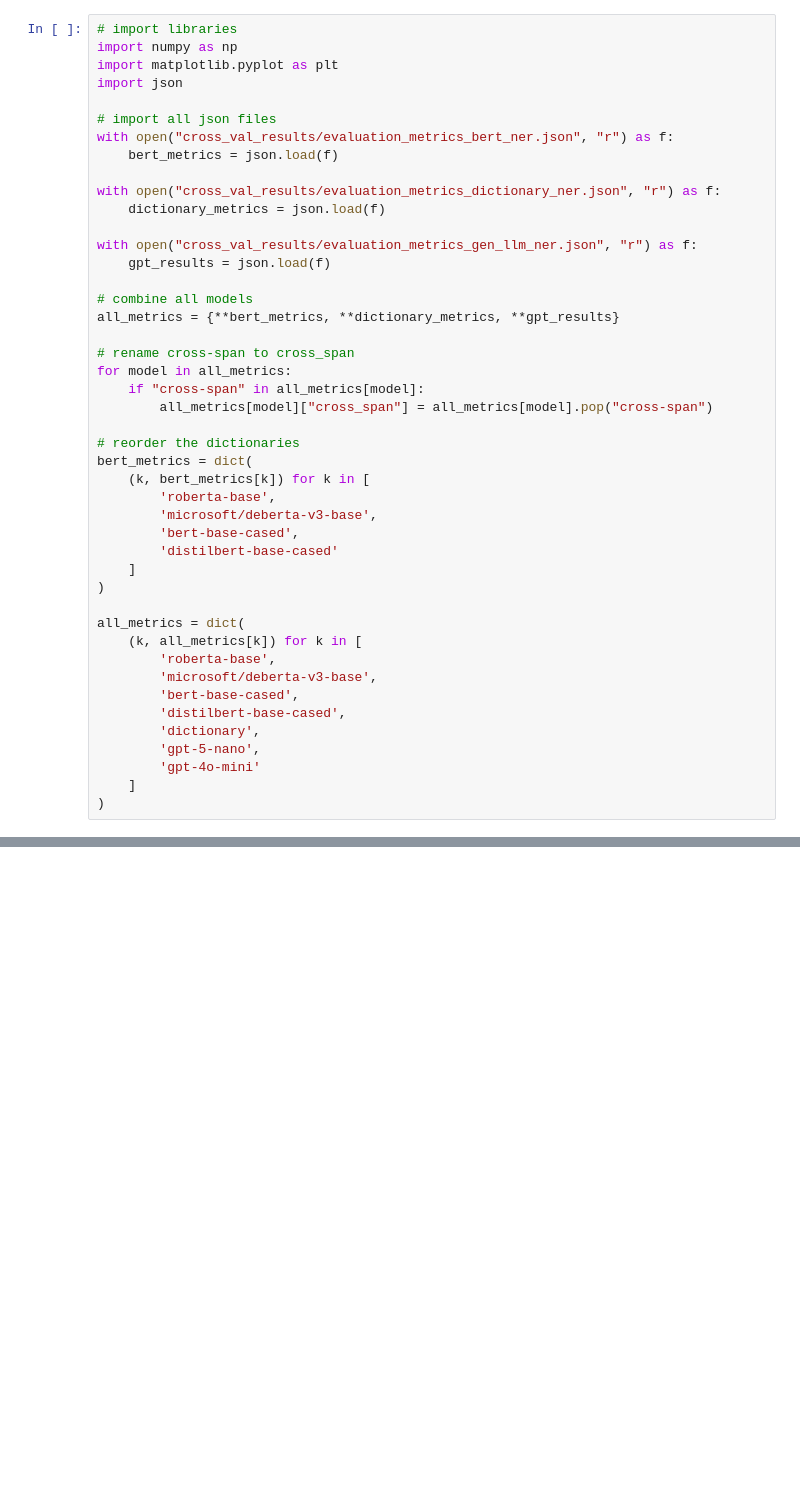
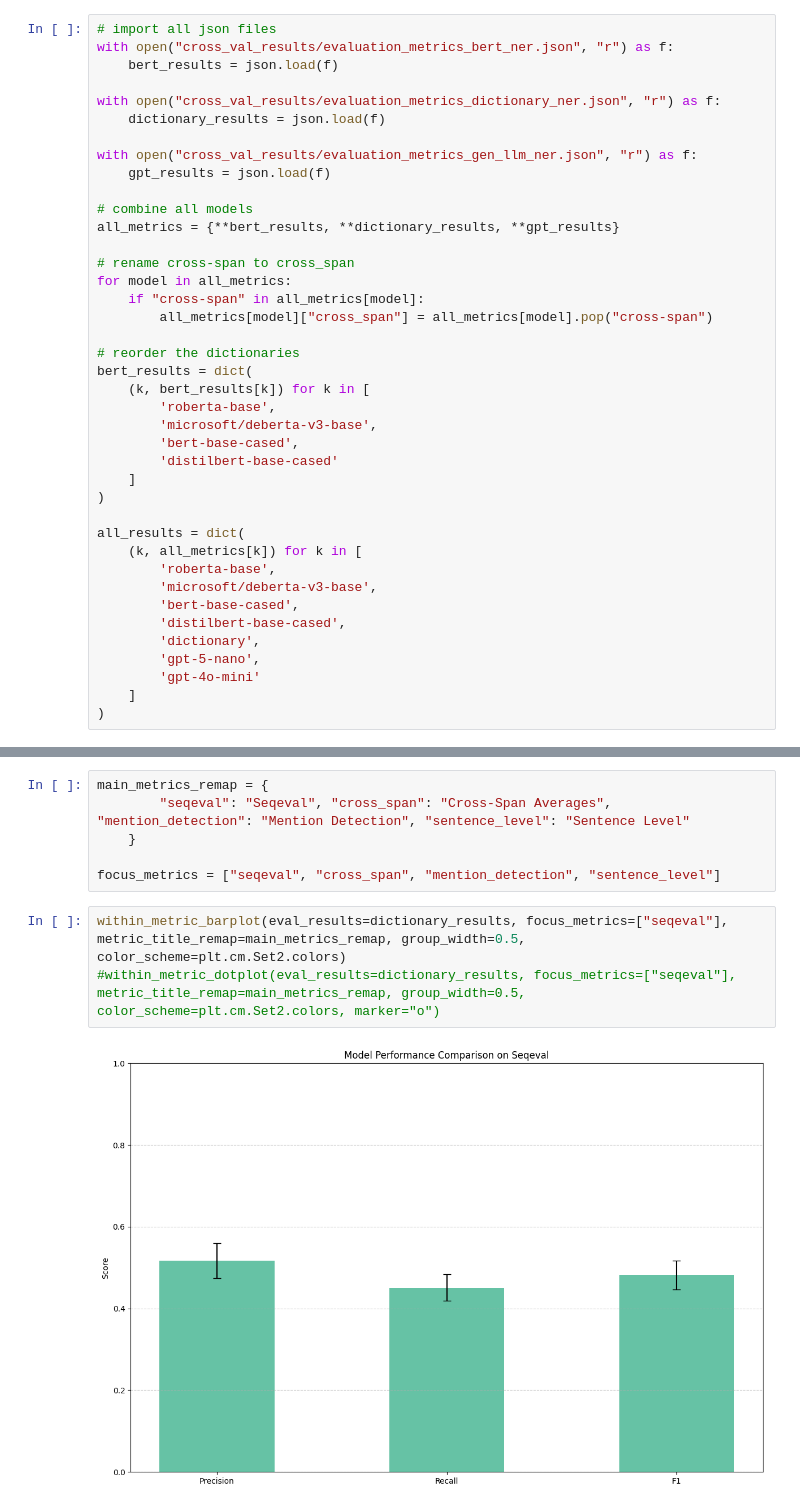
Before and after one commit to MaximilianWeiland/Master_Thesis, a Jupyter notebook: 04_classification_evaluation/group_mention_detection/visual_comparison_ner.ipynb, the cells around one changed output, grey strips where cells are left out. Cells and saved outputs as stored; diff of their text form; blank space fills up the shorter version.

Commit message:
added plot functions for visualization of classification results

```diff
--- a/04_classification_evaluation/group_mention_detection/visual_comparison_ner.ipynb
+++ b/04_classification_evaluation/group_mention_detection/visual_comparison_ner.ipynb
@@ -1,21 +19,16 @@
 # %%
-# import libraries
-import numpy as np
-import matplotlib.pyplot as plt
-import json
-
 # import all json files
 with open("cross_val_results/evaluation_metrics_bert_ner.json", "r") as f:
-    bert_metrics = json.load(f)
+    bert_results = json.load(f)
 
 with open("cross_val_results/evaluation_metrics_dictionary_ner.json", "r") as f:
-    dictionary_metrics = json.load(f)
+    dictionary_results = json.load(f)
 
 with open("cross_val_results/evaluation_metrics_gen_llm_ner.json", "r") as f:
     gpt_results = json.load(f)
 
 # combine all models
-all_metrics = {**bert_metrics, **dictionary_metrics, **gpt_results}
+all_metrics = {**bert_results, **dictionary_results, **gpt_results}
 
 # rename cross-span to cross_span
 for model in all_metrics:
@@ -23,8 +36,8 @@ for model in all_metrics:
         all_metrics[model]["cross_span"] = all_metrics[model].pop("cross-span")
 
 # reorder the dictionaries
-bert_metrics = dict(
-    (k, bert_metrics[k]) for k in [
+bert_results = dict(
+    (k, bert_results[k]) for k in [
         'roberta-base',
         'microsoft/deberta-v3-base',
         'bert-base-cased',
@@ -32,7 +45,7 @@ bert_metrics = dict(
     ]
 )
 
-all_metrics = dict(
+all_results = dict(
     (k, all_metrics[k]) for k in [
         'roberta-base',
         'microsoft/deberta-v3-base',
@@ -45,0 +63,11 @@ all_metrics = dict(
+# %%
+main_metrics_remap = {
+        "seqeval": "Seqeval", "cross_span": "Cross-Span Averages", "mention_detection": "Mention Detection", "sentence_level": "Sentence Level"
+    }
+
+focus_metrics = ["seqeval", "cross_span", "mention_detection", "sentence_level"]
+# %%
+within_metric_barplot(eval_results=dictionary_results, focus_metrics=["seqeval"], metric_title_remap=main_metrics_remap, group_width=0.5, color_scheme=plt.cm.Set2.colors)
+#within_metric_dotplot(eval_results=dictionary_results, focus_metrics=["seqeval"], metric_title_remap=main_metrics_remap, group_width=0.5, color_scheme=plt.cm.Set2.colors, marker="o")
+# %% [output]
+[figure, added]
```
Also changed, not shown: parts of 20 cells of this notebook, 2 other files.
